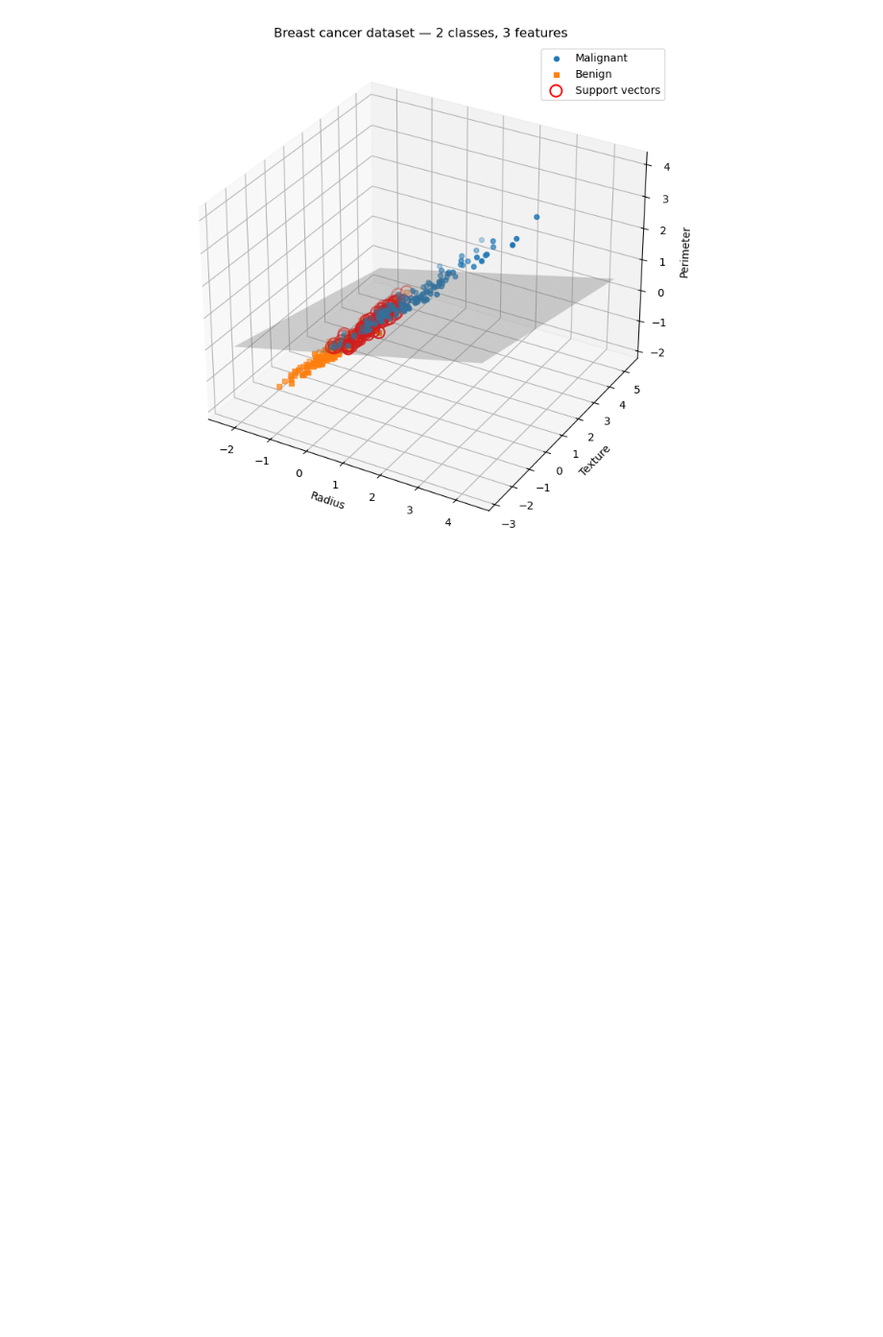
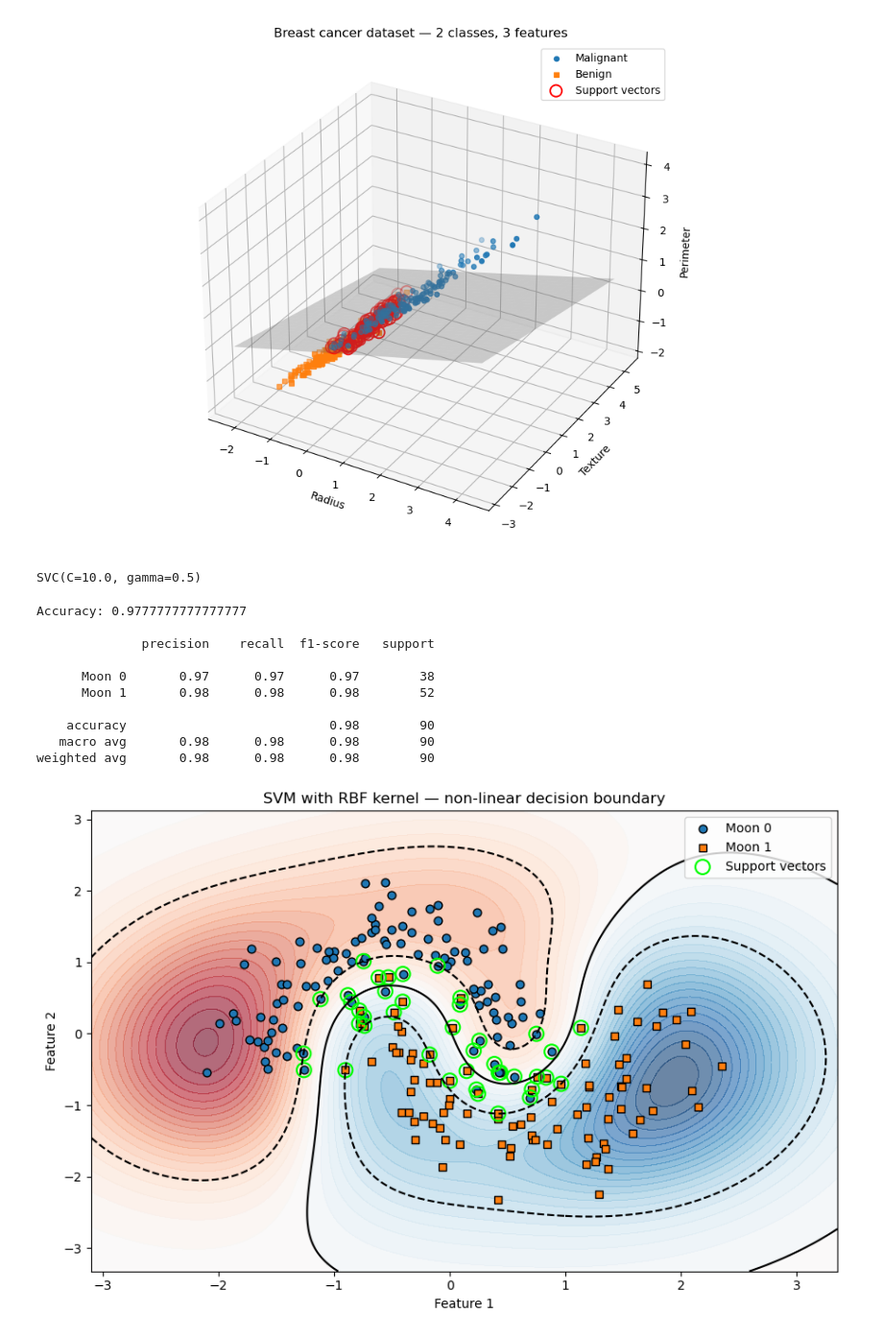
Before and after one commit to martinjimenez388/Road_to_alternatives, a Jupyter notebook: SupVecMach.ipynb, the cells around one changed output. Shown at 96% size. Saved outputs shown, nothing was run; the diff lists cells and outputs as text; code cells hidden in the pictures; blank space fills up the shorter version.

```diff
--- a/SupVecMach.ipynb
+++ b/SupVecMach.ipynb
@@ -225,0 +240,79 @@ plt.show()
+# %%
+# --- 1. Generate the Moons dataset (available from sklearn) ---
+# n_samples: total number of points
+# noise: standard deviation of Gaussian noise added to the data
+X, y = make_moons(n_samples=300, noise=0.2, random_state=42)
+
+# --- 2. Train / test split ---
+X_train, X_test, y_train, y_test = train_test_split(
+    X, y, test_size=0.3, random_state=42
+)
+
+# --- 3. Feature scaling ---
+scaler = StandardScaler()
+X_train = scaler.fit_transform(X_train)
+X_test = scaler.transform(X_test)
+
+# --- 4. Train an SVM with RBF (Radial Basis Function) kernel ---
+# gamma controls how far the influence of a single training point reaches:
+#   large gamma  → points must be very close to affect each other (complex boundary)
+#   small gamma  → points far apart still influence each other (smoother boundary)
+clf = SVC(kernel="rbf", C=10.0, gamma=0.5)#"scale")
+clf.fit(X_train, y_train)
+# %% [output]
+SVC(C=10.0, gamma=0.5)
+# %%
+
+# --- 5. Evaluate ---
+y_pred = clf.predict(X_test)
+print("Accuracy:", accuracy_score(y_test, y_pred))
+print()
+print(classification_report(y_test, y_pred, target_names=["Moon 0", "Moon 1"]))
+
+# --- 6. Visualise the non-linear decision boundary ---
+# Create a mesh over the feature space
+x_min, x_max = X_train[:, 0].min() - 1, X_train[:, 0].max() + 1
+y_min, y_max = X_train[:, 1].min() - 1, X_train[:, 1].max() + 1
+xx, yy = np.meshgrid(np.linspace(x_min, x_max, 300),
+                      np.linspace(y_min, y_max, 300))
+
+Z = clf.decision_function(np.c_[xx.ravel(), yy.ravel()]).reshape(xx.shape)
+
+plt.figure(figsize=(9, 6))
+
+# Filled contour for the decision regions
+plt.contourf(xx, yy, Z, levels=50, cmap="RdBu", alpha=0.6)
+
+# Decision boundary (Z=0) and margins (Z=±1)
+plt.contour(xx, yy, Z, levels=[-1, 0, 1],
+            linestyles=["--", "-", "--"], colors="k")
+
+# Scatter the training data
+plt.scatter(X_train[y_train == 0, 0], X_train[y_train == 0, 1],
+            label="Moon 0", marker="o", edgecolors="k", s=40)
+plt.scatter(X_train[y_train == 1, 0], X_train[y_train == 1, 1],
+            label="Moon 1", marker="s", edgecolors="k", s=40)
+
+# Highlight support vectors
+sv = clf.support_vectors_
+plt.scatter(sv[:, 0], sv[:, 1], s=130, facecolors="none",
+            edgecolors="lime", linewidths=1.5, label="Support vectors")
+
+plt.xlabel("Feature 1")
+plt.ylabel("Feature 2")
+plt.title("SVM with RBF kernel — non-linear decision boundary")
+plt.legend()
+plt.tight_layout()
+plt.show()
+# %% [output]
+Accuracy: 0.9777777777777777
+
+              precision    recall  f1-score   support
+
+      Moon 0       0.97      0.97      0.97        38
+      Moon 1       0.98      0.98      0.98        52
+
+    accuracy                           0.98        90
+   macro avg       0.98      0.98      0.98        90
+weighted avg       0.98      0.98      0.98        90
+[figure, added]
```
Also changed, not shown: parts of 2 cells of this notebook, 2 other files.
